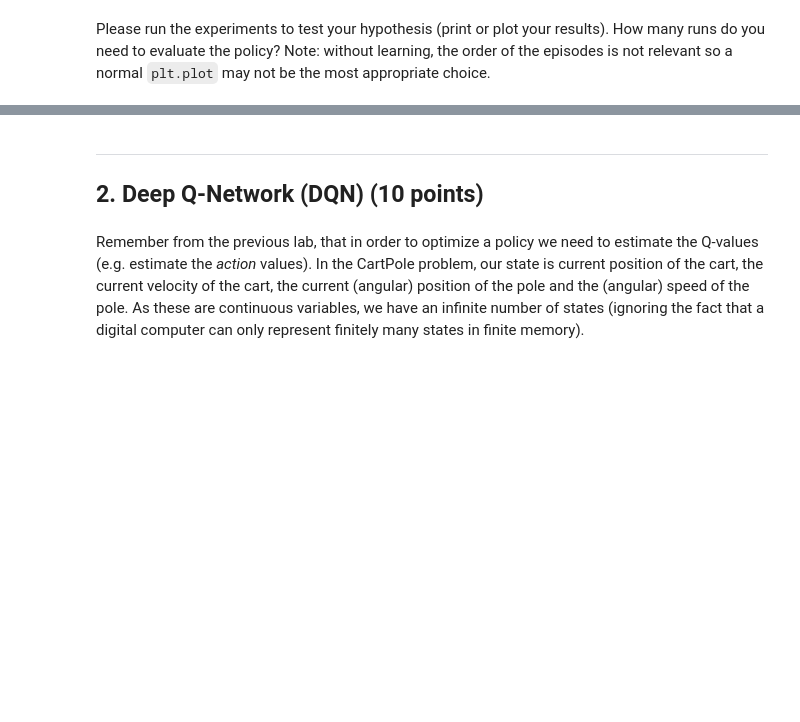
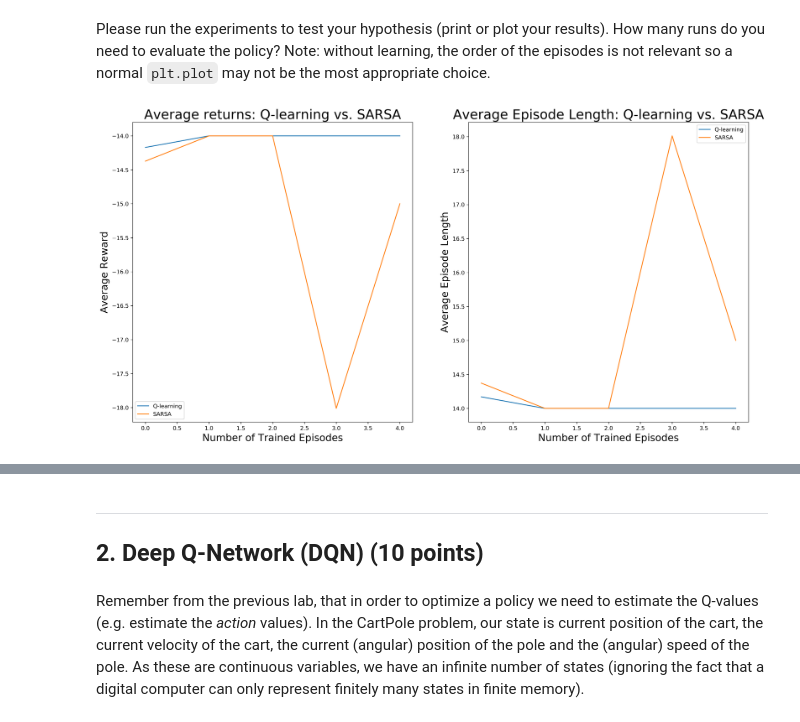
Before and after one commit to dbtmpl/Reinforcement-Learning, a Jupyter notebook: lab2/tim_12324418_12278327_lab2.ipynb, the cells around one changed output, grey strips where cells are left out. Saved outputs shown, nothing was run; the diff lists cells and outputs as text; code cells hidden in the pictures; blank space fills up the shorter version.

```diff
--- a/lab2/tim_12324418_12278327_lab2.ipynb
+++ b/lab2/tim_12324418_12278327_lab2.ipynb
@@ -207,0 +290,64 @@ raise NotImplementedError()
+# %%
+Q_q_fuctions = []
+Sarsa_q_functions = []
+episodes = [100, 200, 500, 1000, 2000]
+
+for num_episodes in episodes:
+    Q_q_learning, (_, _) = q_learning(env, num_episodes)
+    Q_sarsa, (_, _) = sarsa(env, num_episodes)
+    Q_q_fuctions.append(Q_q_learning)
+    Sarsa_q_functions.append(Q_sarsa)
+
+
+results_sarsa = []
+results_q_learning = []
+for i, _  in enumerate(episodes):
+    _, (episode_lengths_q_learning, episode_returns_q_learning) = q_learning(env, 500, epsilon=0, Q=Q_q_fuctions[i])
+    _, (episode_lengths_sarsa, episode_returns_sarsa) = sarsa(env, 500, epsilon=0, Q=Sarsa_q_functions[i])
+
+    results_sarsa.append((np.mean(episode_lengths_sarsa), np.mean(episode_returns_sarsa)))
+    results_q_learning.append((np.mean(episode_lengths_q_learning), np.mean(episode_returns_q_learning)))
+
+results_sarsa_np = np.asarray(results_sarsa)
+results_q_learning_np = np.asarray(results_q_learning)
+
+fig = plt.figure(figsize=(20, 10), dpi=300)
+ax1 = fig.add_subplot(1, 2, 1)
+ax2 = fig.add_subplot(1, 2, 2)
+
+ax1.plot(results_q_learning_np[:, 1], label="Q-learning")
+ax1.plot(results_sarsa_np[:, 1], label="SARSA")
+ax1.set_title('Average returns: Q-learning vs. SARSA', fontsize=24)
+ax1.set_xlabel('Number of Trained Episodes', fontsize=18)
+ax1.set_ylabel('Average Reward', fontsize=18)
+# ax1.set_xticks(episodes)
+ax1.legend()
+
+ax2.plot(results_q_learning_np[:, 0], label="Q-learning")
+ax2.plot(results_sarsa_np[:, 0], label="SARSA")
+ax2.set_title('Average Episode Length: Q-learning vs. SARSA', fontsize=24)
+ax2.set_xlabel('Number of Trained Episodes', fontsize=18)
+ax2.set_ylabel('Average Episode Length', fontsize=18)
+# ax2.set_xticks(episodes)
+ax2.legend()
+
+plt.show()
+
+
+for i, ep_num in enumerate(episodes):
+    mean_epl_sarsa, mean_return_sarsa = results_sarsa[i]
+    mean_epl_ql, mean_return_ql = results_q_learning[i]
+
+    print("--"*10)
+    print("Trained {} episodes".format(ep_num))
+    print("SARSA:")
+    print("average return: {}".format(mean_return_sarsa))
+    print("average episode length: {}".format(mean_epl_sarsa))
+    print("--"*10)
+    print("Trained {} episodes".format(i))
+    print("Q-learning:")
+    print("average return: {}".format(mean_return_ql))
+    print("average episode length: {}".format(mean_epl_ql))
+    print("##"*10)
+# %% [output]
+[figure, added]
```
Also changed, not shown: parts of 10 cells of this notebook, 3 other files.
